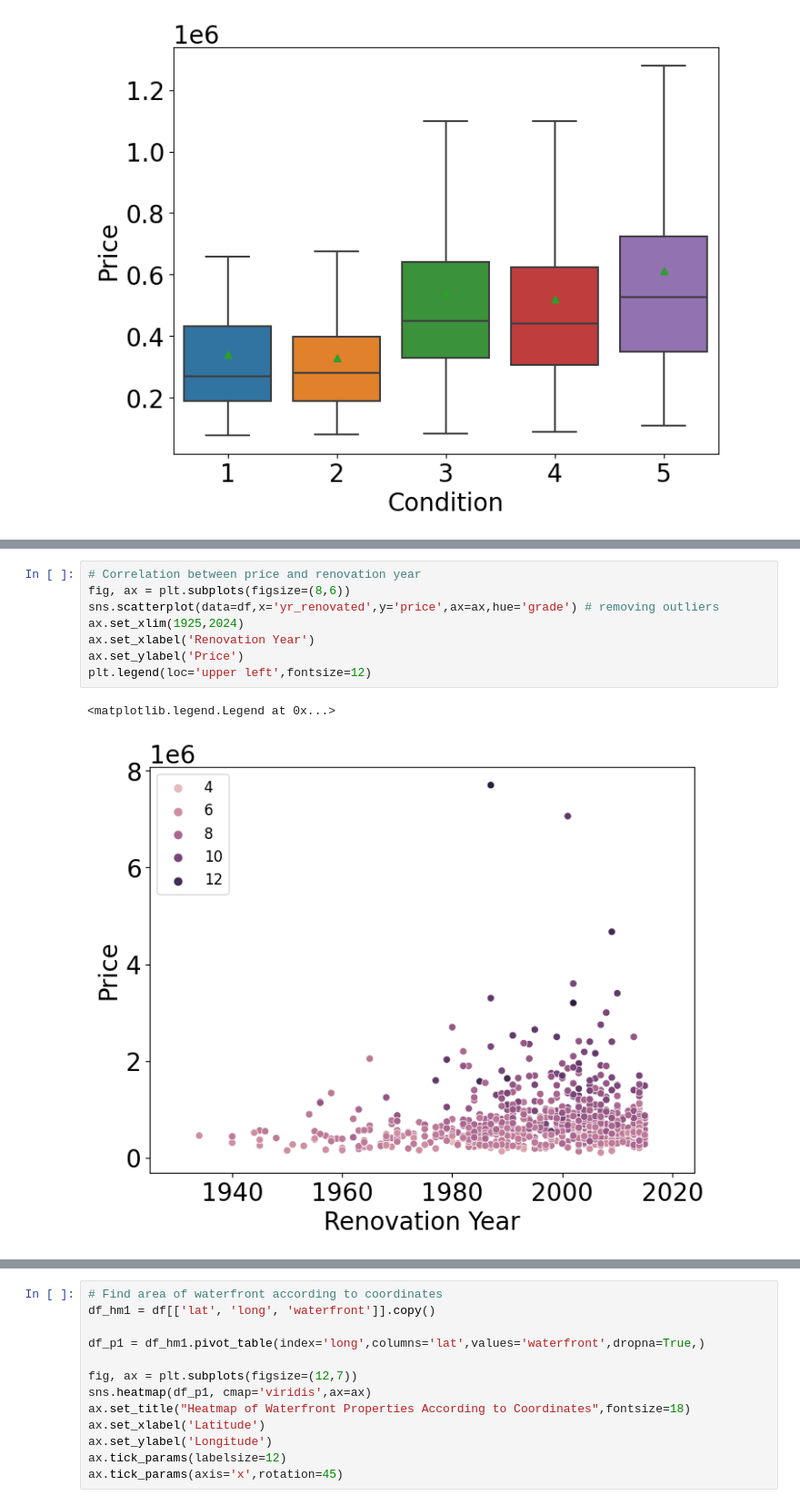
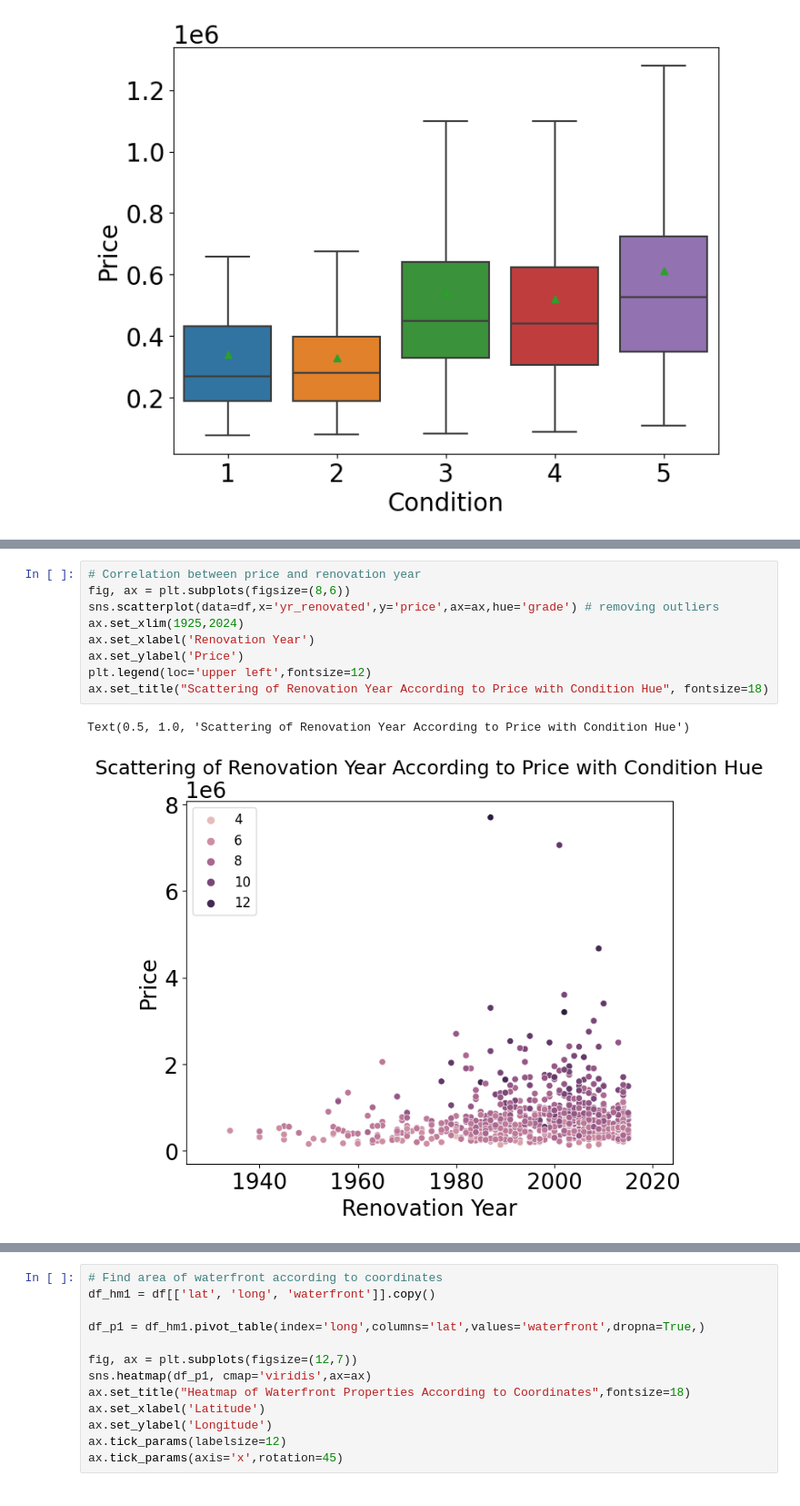
Before and after one commit to marinsza/eda_project, a Jupyter notebook: EDA.ipynb, the cells around one changed output, grey strips where cells are left out. Shown at 91% size. Cells and saved outputs as stored; diff of their text form.

```diff
--- a/EDA.ipynb
+++ b/EDA.ipynb
@@ -211,12 +173,13 @@ plt.legend(loc='upper left',fontsize=12)
 # %%
 # Correlation between price and renovation year
 fig, ax = plt.subplots(figsize=(8,6))
 sns.scatterplot(data=df,x='yr_renovated',y='price',ax=ax,hue='grade') # removing outliers
 ax.set_xlim(1925,2024)
 ax.set_xlabel('Renovation Year')
 ax.set_ylabel('Price')
 plt.legend(loc='upper left',fontsize=12)
+ax.set_title("Scattering of Renovation Year According to Price with Condition Hue", fontsize=18)
 # %% [output]
-<matplotlib.legend.Legend at 0x...>
+Text(0.5, 1.0, 'Scattering of Renovation Year According to Price with Condition Hue')
-[figure, old version]
+[figure, new version]
 # %%
```
Also changed, not shown: parts of 10 cells of this notebook, 2 other files.
